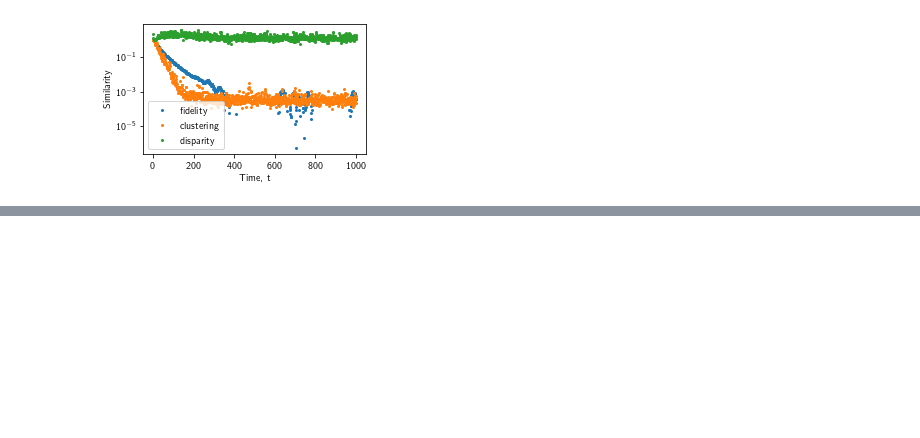
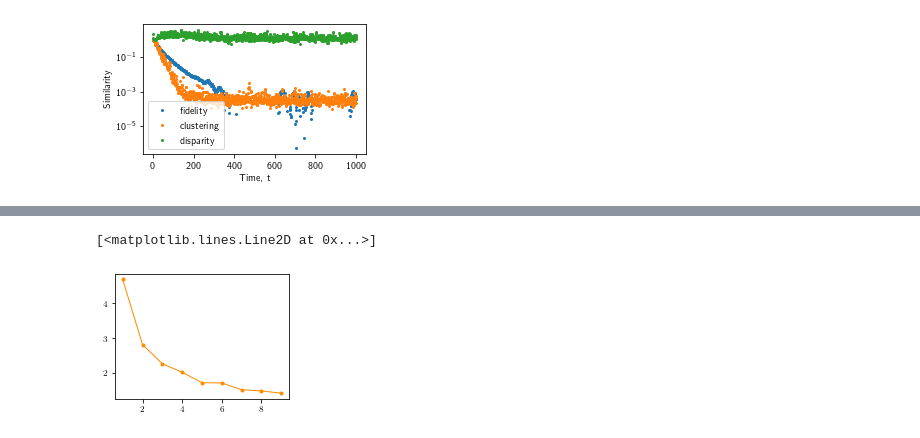
Before and after one commit to lhillber/qca, a Jupyter notebook: notebooks/Untitled.ipynb, the cells around one changed output, grey strips where cells are left out. Saved outputs shown, nothing was run; the diff lists cells and outputs as text; code cells hidden in the pictures; blank space fills up the shorter version.

```diff
--- a/notebooks/Untitled.ipynb
+++ b/notebooks/Untitled.ipynb
@@ -94,0 +216,8 @@ plt.savefig("similarity_full-time.pdf", bbox_inches="tight")
+# %%
+
+fig, ax = plt.subplots(1,1, figsize=(3.125,2.3))
+ax.plot(Q.ts[1:10],(Q.sbisect(order=2)/(m*Q.ts))[1:10],
+        marker="o", c=colors[14], ms=3, lw=1)
+# %% [output]
+[<matplotlib.lines.Line2D at 0x...>]
+[figure, added]
```
Also changed, not shown: parts of 20 cells of this notebook, 45 other files.
